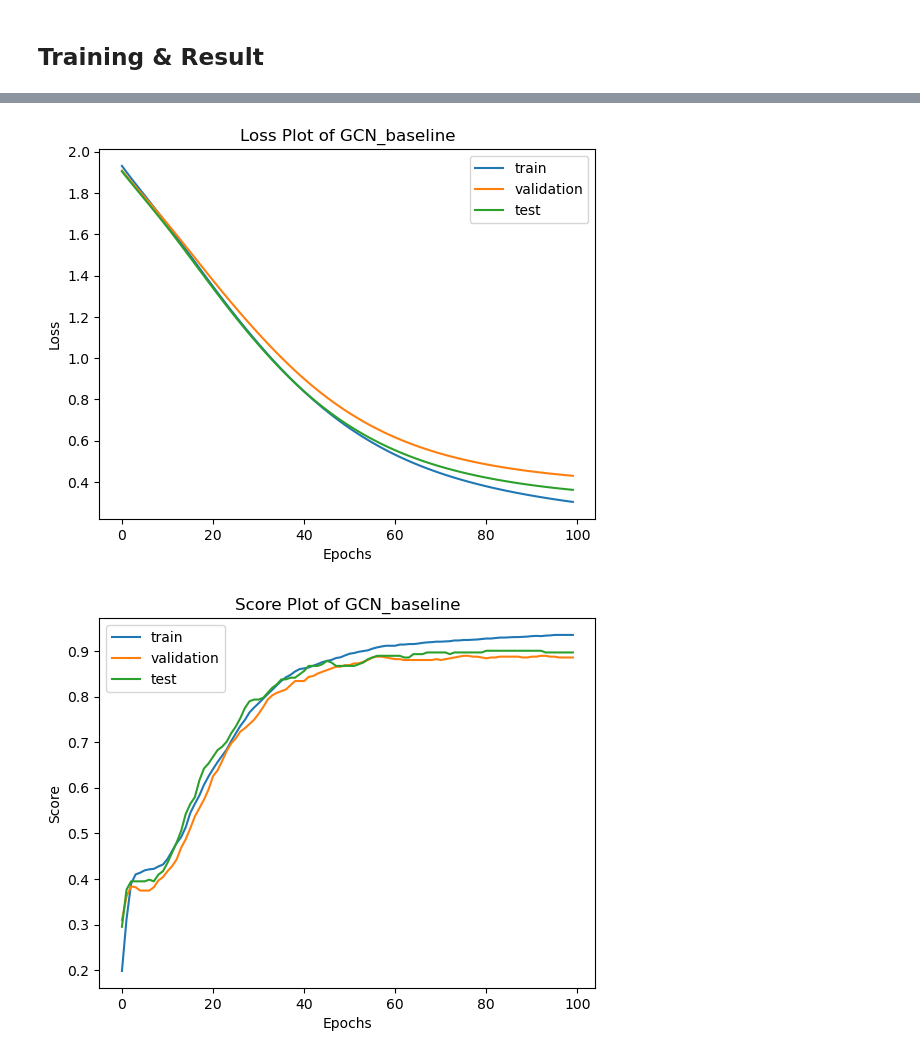
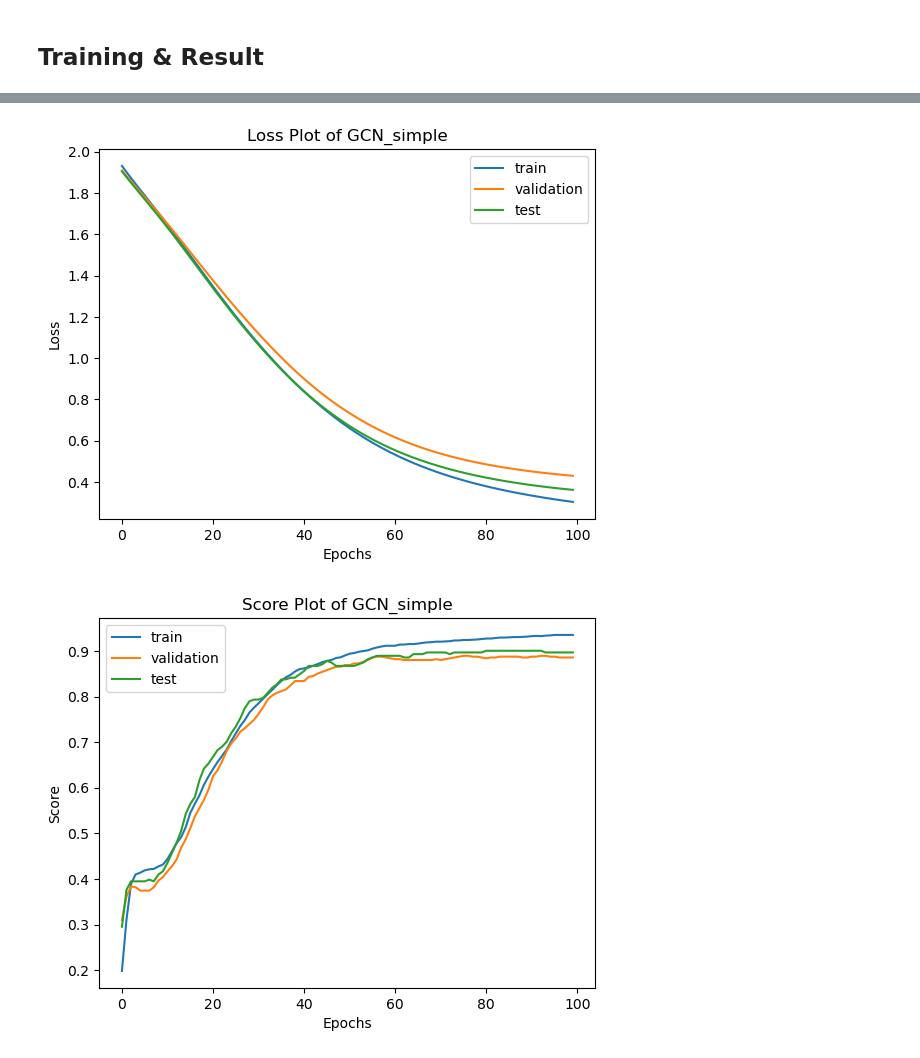
Before and after one commit to hblyx/DSC180_Project2, a Jupyter notebook: notebooks/CORA_simple_GCN.ipynb, the cells around one changed output, grey strips where cells are left out. Saved outputs shown, nothing was run; the diff lists cells and outputs as text; code cells hidden in the pictures.

Commit message:
three simple models done

```diff
--- a/notebooks/CORA_simple_GCN.ipynb
+++ b/notebooks/CORA_simple_GCN.ipynb
@@ -39,7 +39,7 @@ test samples 271
 device = train_cora.GPU()
 model = GCN(num_inputs=num_inputs, num_outputs=num_outputs)
 criterion = torch.nn.CrossEntropyLoss()
-train_cora.start_train(model, graph, criterion, model_name="GCN_baseline", device=device)
+train_cora.start_train(model, graph, criterion, model_name="GCN_simple", device=device)
 # %% [output]
 Can run on GPU (cuda:0)
 
@@ -53,10 +53,10 @@ Begin to train:
         Epoch: 20, Training Loss: 1.3764750957489014, Validation Score: 0.5959409475326538, Test Score: 0.6531365513801575
         Epoch: 30, Training Loss: 1.094862699508667, Validation Score: 0.7490774989128113, Test Score: 0.7933579087257385
         Epoch: 40, Training Loss: 0.8583698868751526, Validation Score: 0.8339483141899109, Test Score: 0.8487085103988647
 ... (6 lines left out)
 End of training
 
 Training Summary:
 Best test score: 0.900369
-[figure, old version]
+[figure, new version]
-[figure, old version]
+[figure, new version]
```
Also changed, not shown: parts of 2 cells of this notebook, 33 other files.
